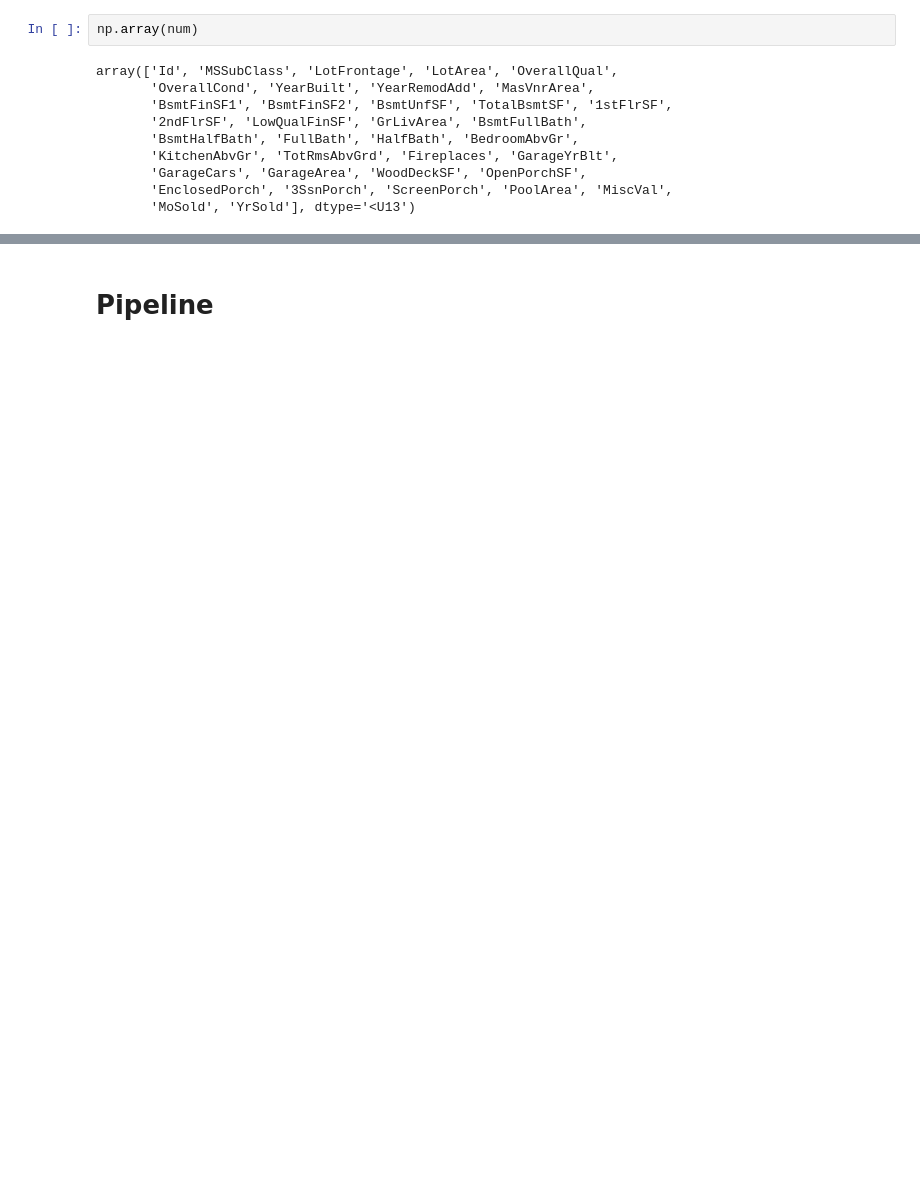
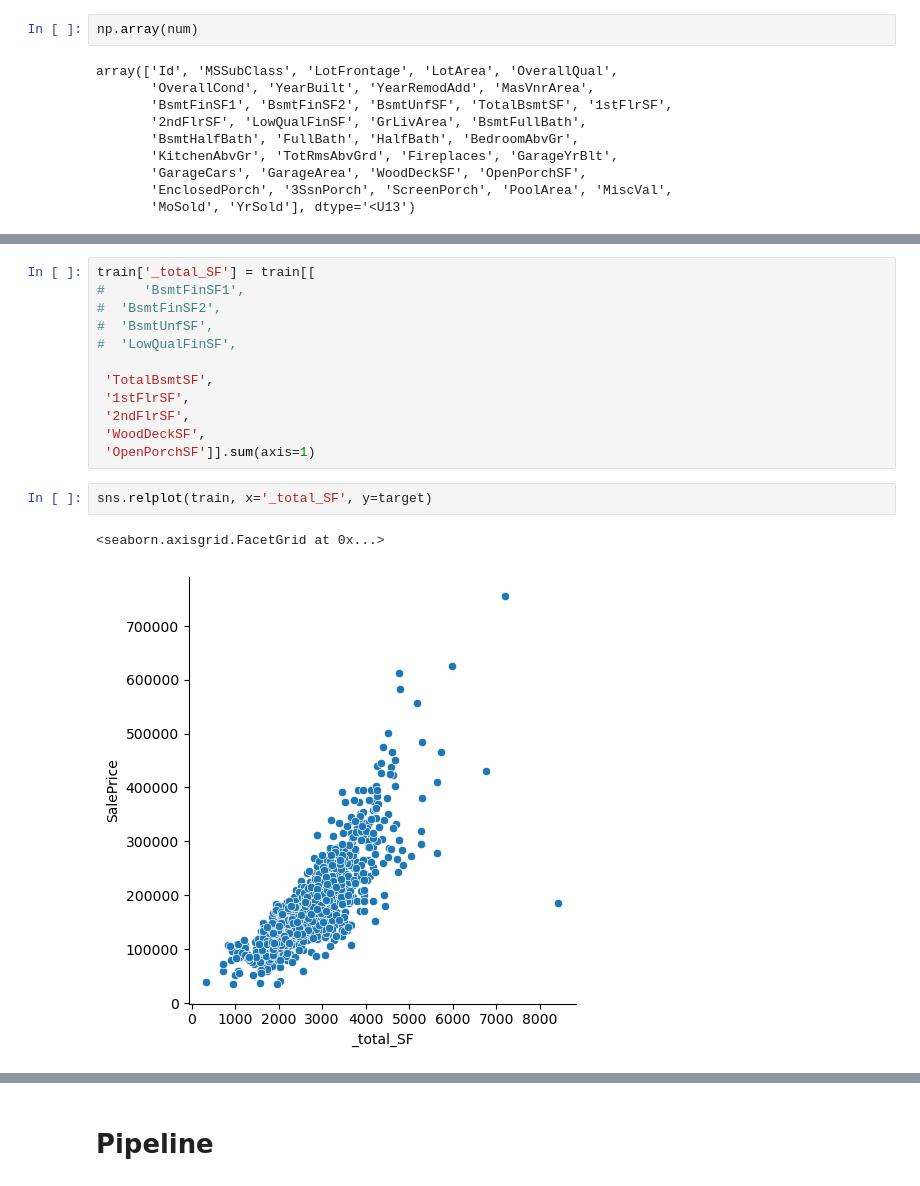
Before and after one commit to cmd-master/house-prices, a Jupyter notebook: _main.ipynb, the cells around one changed output, grey strips where cells are left out. Drawn from its saved outputs; the diff is of its cells as text; blank space fills up the shorter version.

```diff
--- a/_main.ipynb
+++ b/_main.ipynb
@@ -201,0 +301,17 @@ train['_beds_ratio'] = train['_other_rooms'] / train['TotRmsAbvGrd']
+# %%
+train['_total_SF'] = train[[
+#     'BsmtFinSF1',
+#  'BsmtFinSF2',
+#  'BsmtUnfSF',
+#  'LowQualFinSF',
+
+ 'TotalBsmtSF',
+ '1stFlrSF',
+ '2ndFlrSF',
+ 'WoodDeckSF',
+ 'OpenPorchSF']].sum(axis=1)
+# %%
+sns.relplot(train, x='_total_SF', y=target)
+# %% [output]
+<seaborn.axisgrid.FacetGrid at 0x...>
+[figure, added]
```
Also changed, not shown: parts of 35 cells of this notebook, 6 other files.
